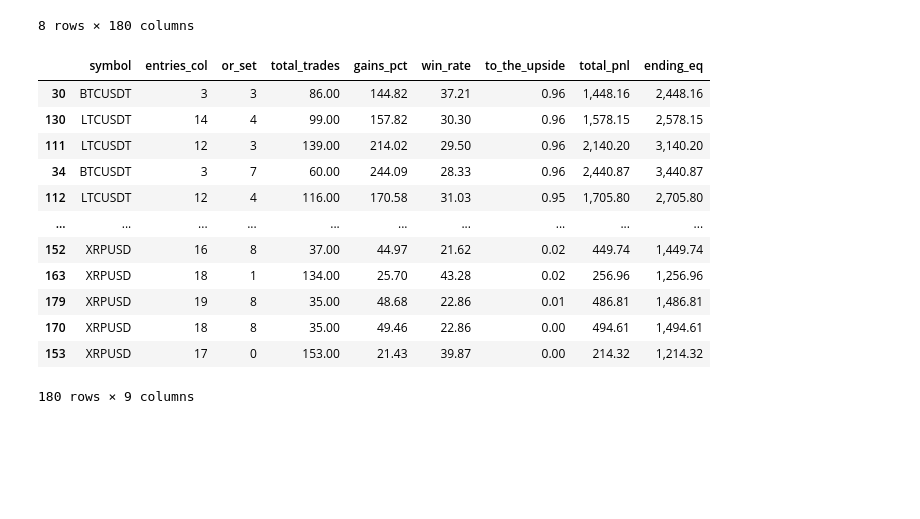
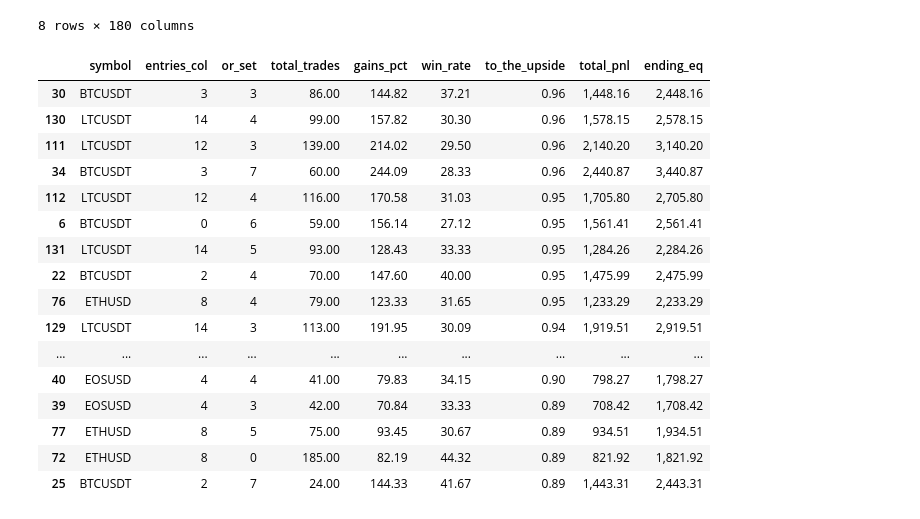
Before and after one commit to quantfreedom/QuantFreedom, a Jupyter notebook: full strat maker test.ipynb, the cells around one changed output. Saved outputs shown, nothing was run; the diff lists cells and outputs as text; code cells hidden in the pictures; blank space fills up the shorter version.

```diff
--- a/full strat maker test.ipynb
+++ b/full strat maker test.ipynb
@@ -96,18 +114,22 @@ settings_results_df
 | sl_based_on_lookback | 30.00 | 30.00 | 30.00 | 30.00 | 30.00 | 30.00 | 30.00 | 30.00 | 30.00 | 30.00 | ... | ... |
 8 rows × 180 columns
 # %%
-strat_results_df
+strat_results_df.head(50)
 # %% [output]
 |  | symbol | entries_col | or_set | total_trades | gains_pct | win_rate | to_the_upside | total_pnl | ending_eq |
 | 30 | BTCUSDT | 3 | 3 | 86.00 | 144.82 | 37.21 | 0.96 | 1,448.16 | 2,448.16 |
 | 130 | LTCUSDT | 14 | 4 | 99.00 | 157.82 | 30.30 | 0.96 | 1,578.15 | 2,578.15 |
 | 111 | LTCUSDT | 12 | 3 | 139.00 | 214.02 | 29.50 | 0.96 | 2,140.20 | 3,140.20 |
 | 34 | BTCUSDT | 3 | 7 | 60.00 | 244.09 | 28.33 | 0.96 | 2,440.87 | 3,440.87 |
 | 112 | LTCUSDT | 12 | 4 | 116.00 | 170.58 | 31.03 | 0.95 | 1,705.80 | 2,705.80 |
+| 6 | BTCUSDT | 0 | 6 | 59.00 | 156.14 | 27.12 | 0.95 | 1,561.41 | 2,561.41 |
+| 131 | LTCUSDT | 14 | 5 | 93.00 | 128.43 | 33.33 | 0.95 | 1,284.26 | 2,284.26 |
+| 22 | BTCUSDT | 2 | 4 | 70.00 | 147.60 | 40.00 | 0.95 | 1,475.99 | 2,475.99 |
+| 76 | ETHUSD | 8 | 4 | 79.00 | 123.33 | 31.65 | 0.95 | 1,233.29 | 2,233.29 |
+| 129 | LTCUSDT | 14 | 3 | 113.00 | 191.95 | 30.09 | 0.94 | 1,919.51 | 2,919.51 |
 | ... | ... | ... | ... | ... | ... | ... | ... | ... | ... |
-| 152 | XRPUSD | 16 | 8 | 37.00 | 44.97 | 21.62 | 0.02 | 449.74 | 1,449.74 |
-| 163 | XRPUSD | 18 | 1 | 134.00 | 25.70 | 43.28 | 0.02 | 256.96 | 1,256.96 |
-| 179 | XRPUSD | 19 | 8 | 35.00 | 48.68 | 22.86 | 0.01 | 486.81 | 1,486.81 |
-| 170 | XRPUSD | 18 | 8 | 35.00 | 49.46 | 22.86 | 0.00 | 494.61 | 1,494.61 |
-| 153 | XRPUSD | 17 | 0 | 153.00 | 21.43 | 39.87 | 0.00 | 214.32 | 1,214.32 |
+| 40 | EOSUSD | 4 | 4 | 41.00 | 79.83 | 34.15 | 0.90 | 798.27 | 1,798.27 |
+| 39 | EOSUSD | 4 | 3 | 42.00 | 70.84 | 33.33 | 0.89 | 708.42 | 1,708.42 |
+| 77 | ETHUSD | 8 | 5 | 75.00 | 93.45 | 30.67 | 0.89 | 934.51 | 1,934.51 |
+| 72 | ETHUSD | 8 | 0 | 185.00 | 82.19 | 44.32 | 0.89 | 821.92 | 1,821.92 |
+| 25 | BTCUSDT | 2 | 7 | 24.00 | 144.33 | 41.67 | 0.89 | 1,443.31 | 2,443.31 |
-180 rows × 9 columns
```
Also changed, not shown: parts of 2 cells of this notebook, 2 other files.
